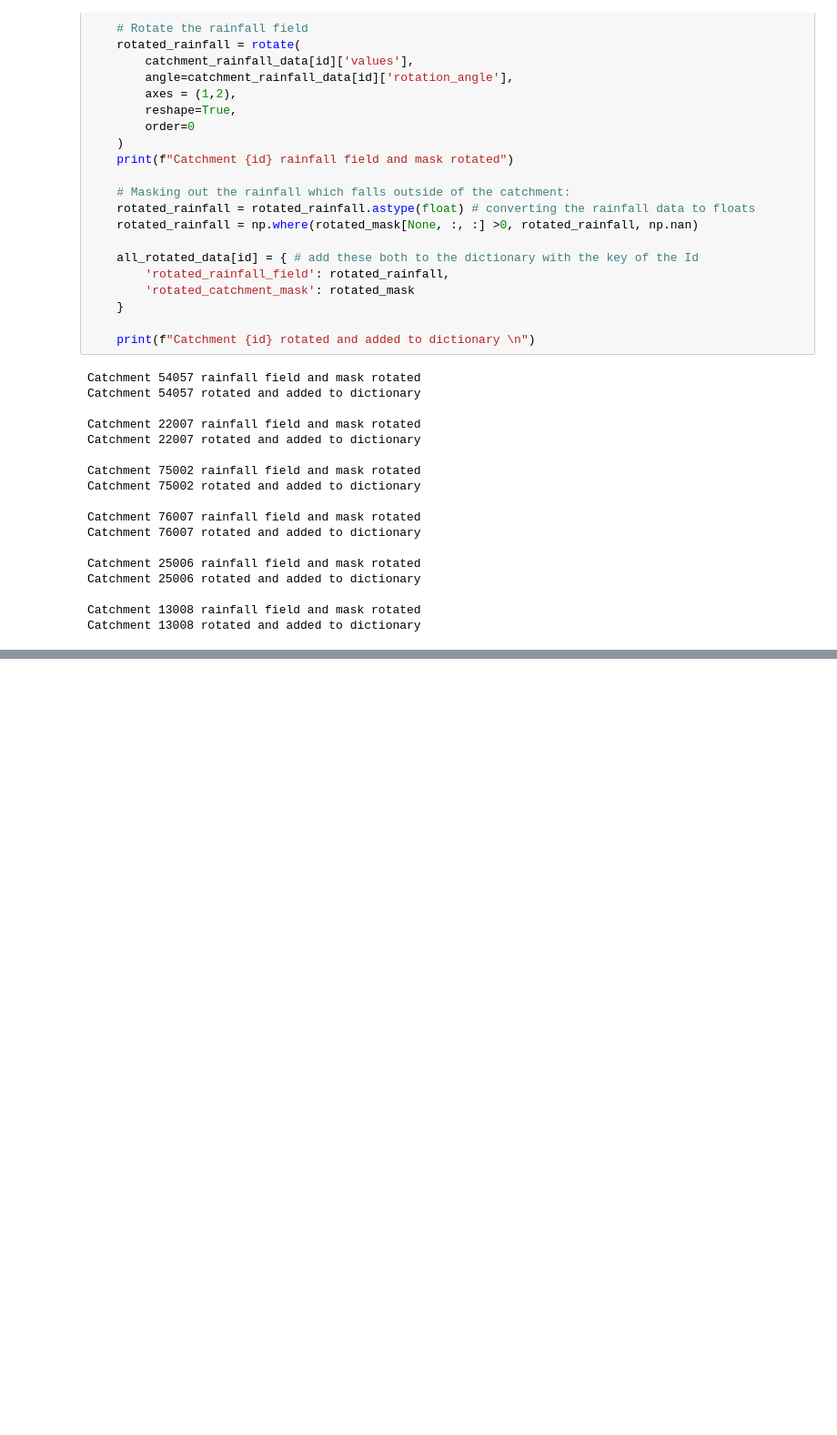
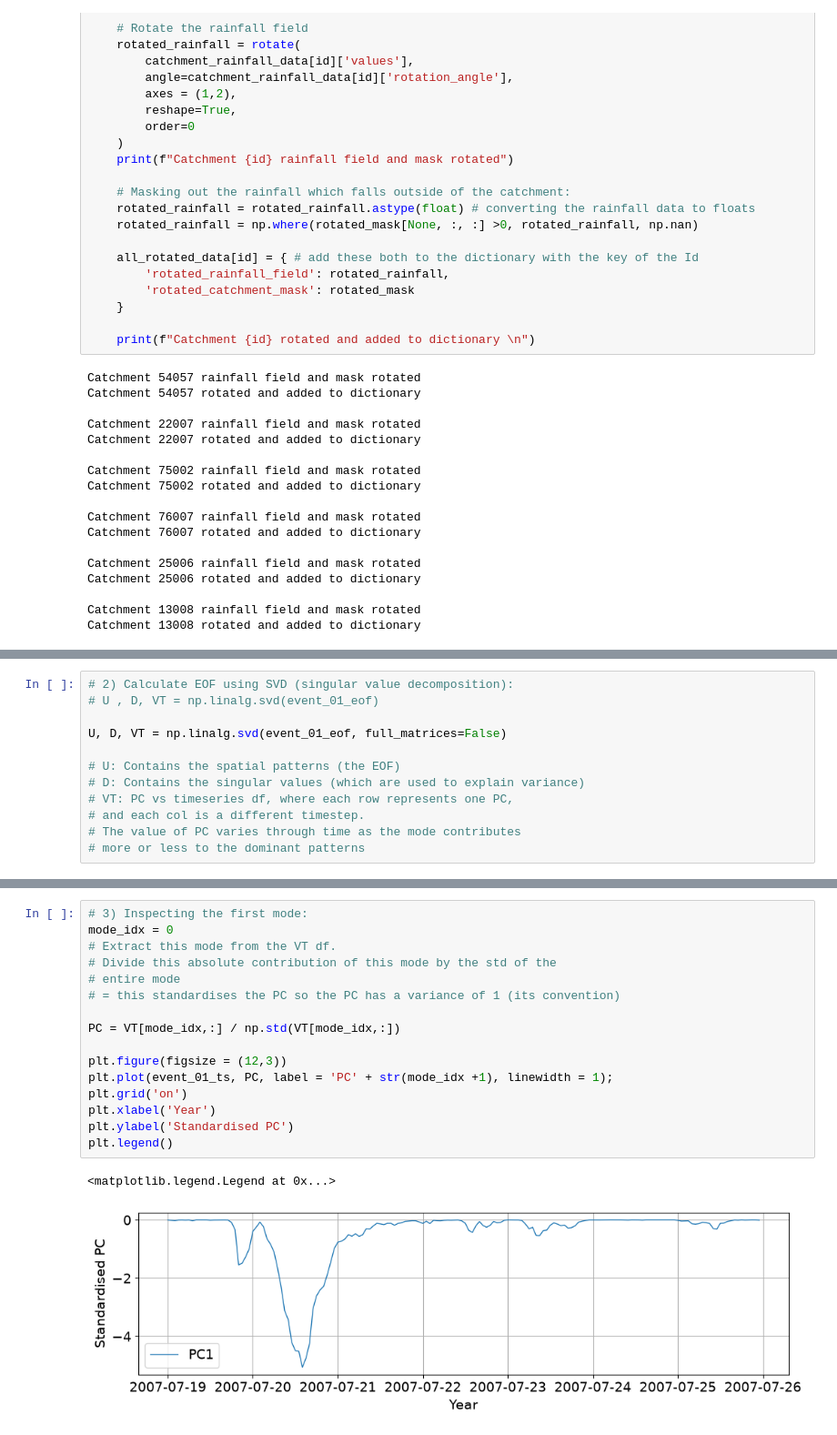
Before and after one commit to Fia-flooding/UKCEH, a Jupyter notebook: notebooks/wk1_experiments.ipynb, the cells around one changed output, grey strips where cells are left out. Shown at 91% size. Cells and saved outputs as stored; diff of their text form; blank space fills up the shorter version.

```diff
--- a/notebooks/wk1_experiments.ipynb
+++ b/notebooks/wk1_experiments.ipynb
@@ -1788,0 +1880,12 @@ print(type(dict))
+# %%
+# 2) Calculate EOF using SVD (singular value decomposition):
+# U , D, VT = np.linalg.svd(event_01_eof)
+
+U, D, VT = np.linalg.svd(event_01_eof, full_matrices=False)
+
+# U: Contains the spatial patterns (the EOF)
+# D: Contains the singular values (which are used to explain variance)
+# VT: PC vs timeseries df, where each row represents one PC,
+# and each col is a different timestep.
+# The value of PC varies through time as the mode contributes
+# more or less to the dominant patterns
@@ -1788,0 +1900,19 @@ print(type(dict))
+# %%
+# 3) Inspecting the first mode:
+mode_idx = 0
+# Extract this mode from the VT df.
+# Divide this absolute contribution of this mode by the std of the
+# entire mode
+# = this standardises the PC so the PC has a variance of 1 (its convention)
+
+PC = VT[mode_idx,:] / np.std(VT[mode_idx,:])
+
+plt.figure(figsize = (12,3))
+plt.plot(event_01_ts, PC, label = 'PC' + str(mode_idx +1), linewidth = 1);
+plt.grid('on')
+plt.xlabel('Year')
+plt.ylabel('Standardised PC')
+plt.legend()
+# %% [output]
+<matplotlib.legend.Legend at 0x...>
+[figure, added]
```
Also changed, not shown: parts of 37 cells of this notebook.
